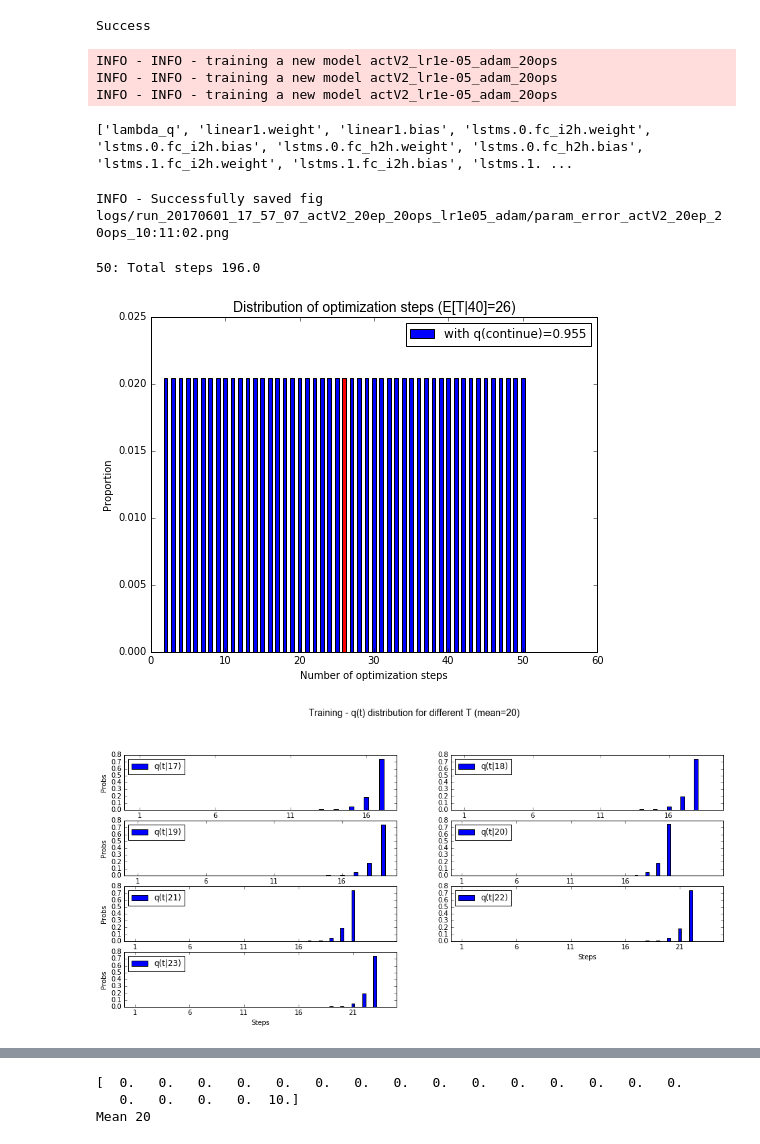
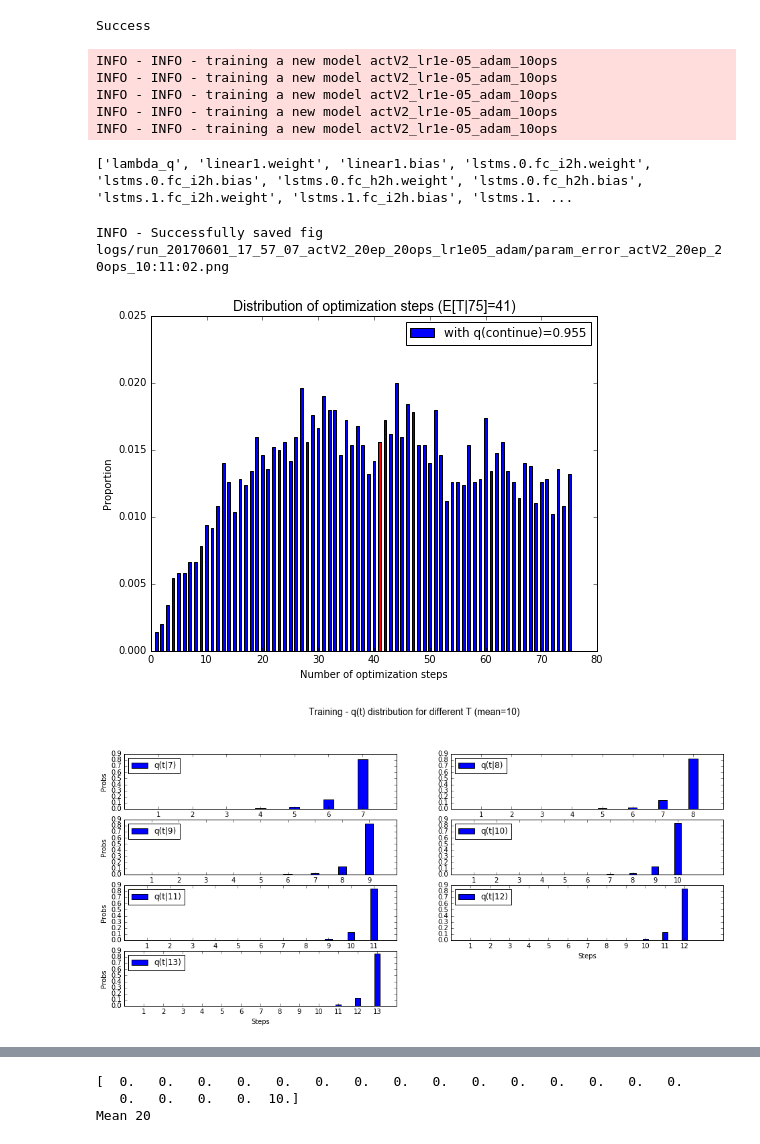
Before and after one commit to toologicbv/meta_learner, a Jupyter notebook: pytorch_expers.ipynb, the cells around one changed output, grey strips where cells are left out. Cells and saved outputs as stored; diff of their text form; code cells hidden in the pictures.

```diff
--- a/pytorch_expers.ipynb
+++ b/pytorch_expers.ipynb
@@ -634,28 +634,29 @@ print("Success")
 # %% [output]
 Success
 # %%
-exper1 = get_experiment("run_20170601_17_57_07_actV2_20ep_20ops_lr1e05_adam")
+exper1 = get_experiment("run_20170602_12_12_13_actV2_20ep_10ops_lr1e05_adam")
 explogger = create_logger(exper1, file_handler=False)
 model = get_model(exper1, exper1.args.x_dim, logger=explogger)
 # %% [output]
-INFO - INFO - training a new model actV2_lr1e-05_adam_20ops
-INFO - INFO - training a new model actV2_lr1e-05_adam_20ops
-INFO - INFO - training a new model actV2_lr1e-05_adam_20ops
+INFO - INFO - training a new model actV2_lr1e-05_adam_10ops
+INFO - INFO - training a new model actV2_lr1e-05_adam_10ops
+INFO - INFO - training a new model actV2_lr1e-05_adam_10ops
+INFO - INFO - training a new model actV2_lr1e-05_adam_10ops
+INFO - INFO - training a new model actV2_lr1e-05_adam_10ops
 ['lambda_q', 'linear1.weight', 'linear1.bias', 'lstms.0.fc_i2h.weight', 'lstms.0.fc_i2h.bias', 'lstms.0.fc_h2h.weight', 'lstms.0.fc_h2h.bias', 'lstms.1.fc_i2h.weight', 'lstms.1.fc_i2h.bias', 'lstms.1. ...
 # %%
 param_error_plot(exper1, save=True)
 # %% [output]
 INFO - Successfully saved fig logs/run_20170601_17_57_07_actV2_20ep_20ops_lr1e05_adam/param_error_actV2_20ep_20ops_10:11:02.png
 # %%
-plot_dist_optimization_steps(exper1, data_set="val", show=True, save=False)
+plot_dist_optimization_steps(exper1, data_set="train", show=True, save=False)
 # %% [output]
-50: Total steps 196.0
-[figure, old version]
+[figure, new version]
 # %%
 np.sum(exper1.val_stats["opt_step_hist"] != 0) == 1
 plot_qt_probs(exper1, data_set="train", show=True, plot_prior=False)
 # %% [output]
-[figure, old version]
+[figure, new version]
 # %%
 plot_qt_probs(exper1, data_set="val", show=True, plot_prior=True)
 # %% [output]
```
Also changed, not shown: parts of 2 cells of this notebook, 9 other files.
